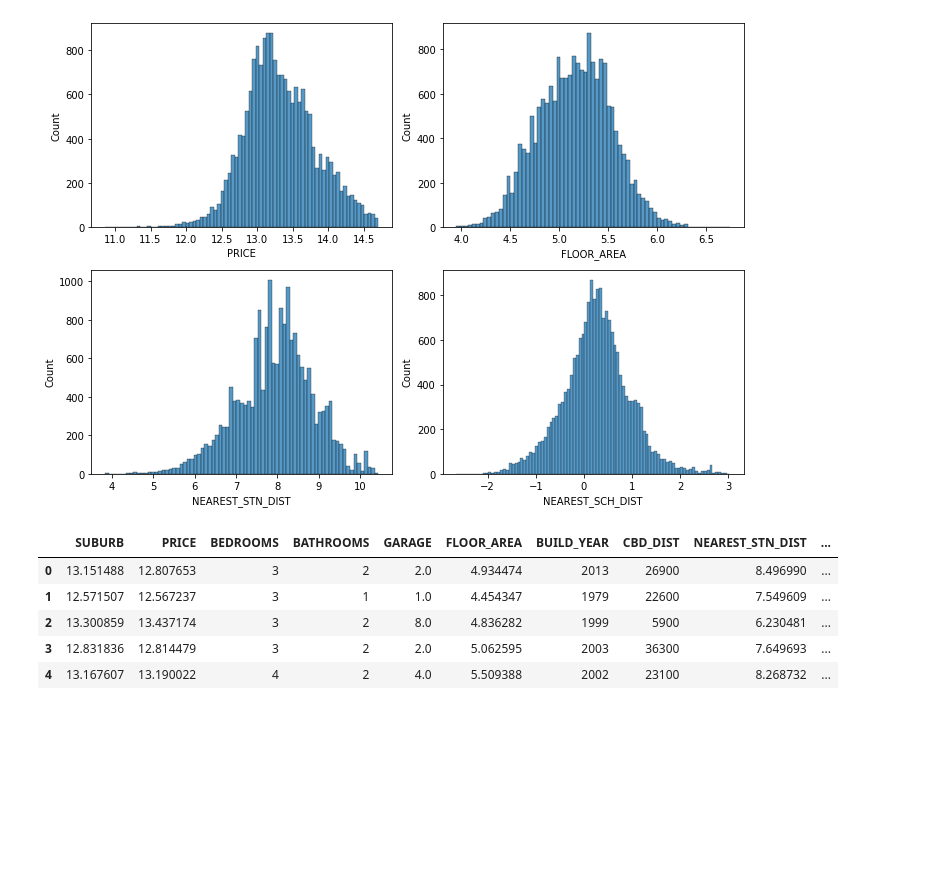
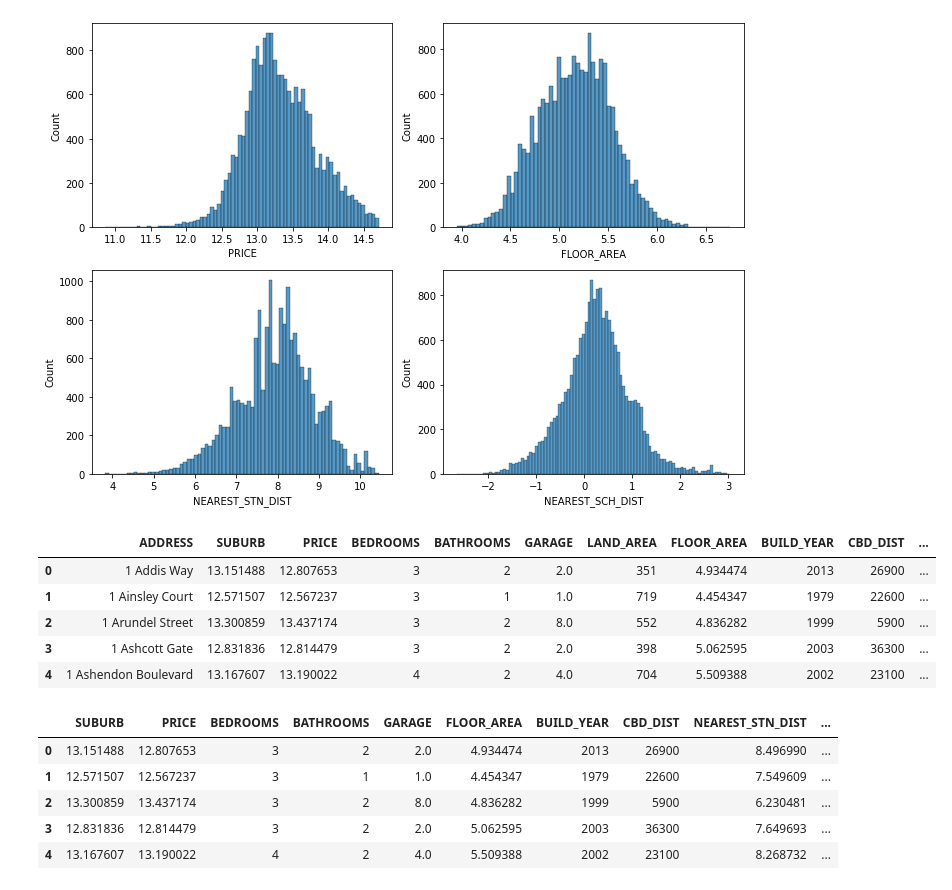
Before and after one commit to leilaff89/house_sales_prediction_xgboost_randomforest_stacking, a Jupyter notebook: datasets/fte.ipynb, the cells around one changed output. Drawn from its saved outputs; the diff is of its cells as text; code cells hidden in the pictures; blank space fills up the shorter version.

```diff
--- a/datasets/fte.ipynb
+++ b/datasets/fte.ipynb
@@ -32,6 +32,15 @@ plt.tight_layout()
 new_df = df.groupby('SUBURB', as_index=False)['PRICE'].mean()
 replace_dict = new_df.set_index('SUBURB').to_dict()['PRICE']
 df = df.replace(replace_dict)
+# %%
+df.head()
+# %% [output]
+|  | ADDRESS | SUBURB | PRICE | BEDROOMS | BATHROOMS | GARAGE | LAND_AREA | FLOOR_AREA | BUILD_YEAR | CBD_DIST | ... |
+| 0 | 1 Addis Way | 13.151488 | 12.807653 | 3 | 2 | 2.0 | 351 | 4.934474 | 2013 | 26900 | ... |
+| 1 | 1 Ainsley Court | 12.571507 | 12.567237 | 3 | 1 | 1.0 | 719 | 4.454347 | 1979 | 22600 | ... |
+| 2 | 1 Arundel Street | 13.300859 | 13.437174 | 3 | 2 | 8.0 | 552 | 4.836282 | 1999 | 5900 | ... |
+| 3 | 1 Ashcott Gate | 12.831836 | 12.814479 | 3 | 2 | 2.0 | 398 | 5.062595 | 2003 | 36300 | ... |
+| 4 | 1 Ashendon Boulevard | 13.167607 | 13.190022 | 4 | 2 | 4.0 | 704 | 5.509388 | 2002 | 23100 | ... |
 # %%
 df2 = df
 # drop columns with low correlation in df2
```
Also changed, not shown: 2 other files.
